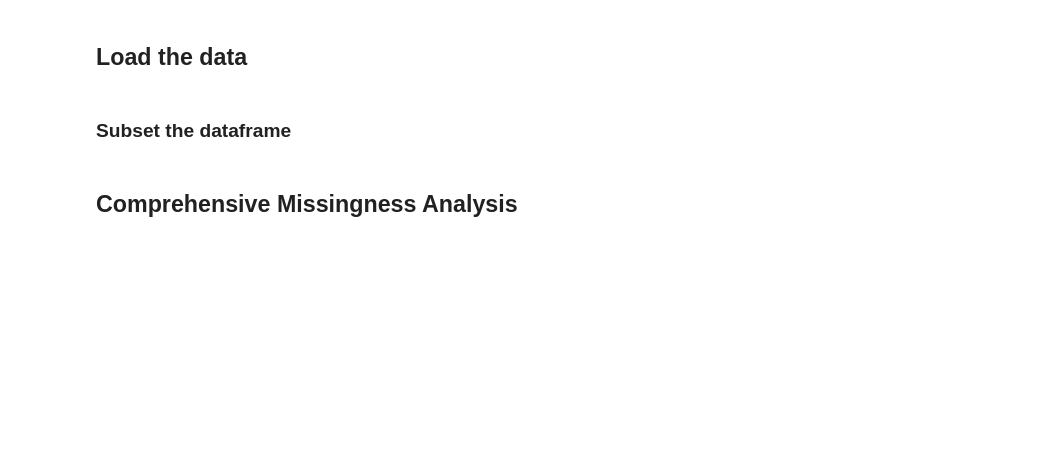
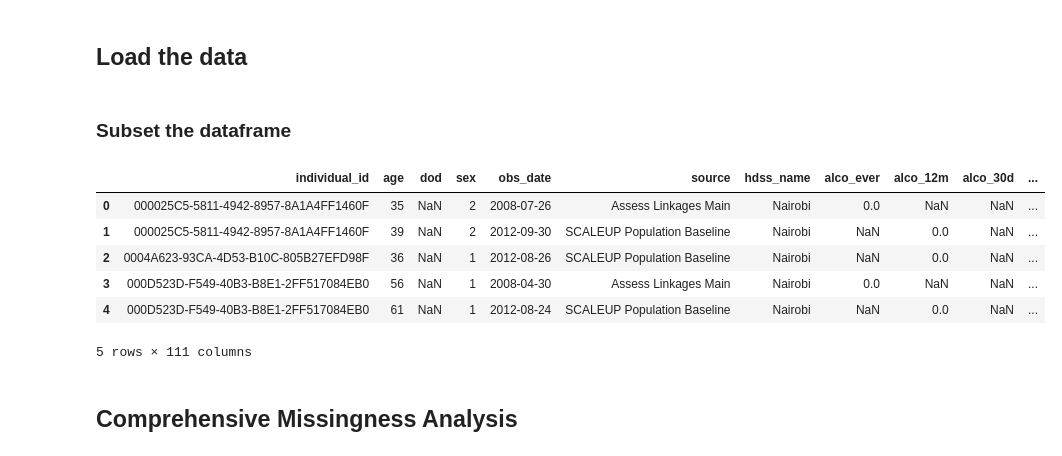
Before and after one commit to dmainagithub/stroke-work, a Jupyter notebook: notebooks/Stroke_Data_Missingness_Advanced.ipynb, the cells around one changed output. Saved outputs shown, nothing was run; the diff lists cells and outputs as text; code cells hidden in the pictures; blank space fills up the shorter version.

```diff
--- a/Stroke_Data_Missingness_Advanced.ipynb
+++ b/notebooks/Stroke_Data_Missingness_Advanced.ipynb
@@ -62,14 +69,23 @@ df = df[[
 # %%
 # # Basic information
 # print("Dataset Shape:", df.shape)
 # print("\nFirst 5 rows:")
 # print(df.head())
 
 # print("\nData Types:")
 # print(df.dtypes)
 
 # print("\nBasic Statistics:")
 # print(df.describe())
+df_copy.head()
+# %% [output]
+|  | individual_id | age | dod | sex | obs_date | source | hdss_name | alco_ever | alco_12m | alco_30d | ... |
+| 0 | 000025C5-5811-4942-8957-8A1A4FF1460F | 35 | NaN | 2 | 2008-07-26 | Assess Linkages Main | Nairobi | 0.0 | NaN | NaN | ... |
+| 1 | 000025C5-5811-4942-8957-8A1A4FF1460F | 39 | NaN | 2 | 2012-09-30 | SCALEUP Population Baseline | Nairobi | NaN | 0.0 | NaN | ... |
+| 2 | 0004A623-93CA-4D53-B10C-805B27EFD98F | 36 | NaN | 1 | 2012-08-26 | SCALEUP Population Baseline | Nairobi | NaN | 0.0 | NaN | ... |
+| 3 | 000D523D-F549-40B3-B8E1-2FF517084EB0 | 56 | NaN | 1 | 2008-04-30 | Assess Linkages Main | Nairobi | 0.0 | NaN | NaN | ... |
+| 4 | 000D523D-F549-40B3-B8E1-2FF517084EB0 | 61 | NaN | 1 | 2012-08-24 | SCALEUP Population Baseline | Nairobi | NaN | 0.0 | NaN | ... |
+5 rows × 111 columns
 # %% [markdown]
 ## Comprehensive Missingness Analysis
 # %%
```
Also changed, not shown: parts of 8 cells of this notebook, 6 other files.
